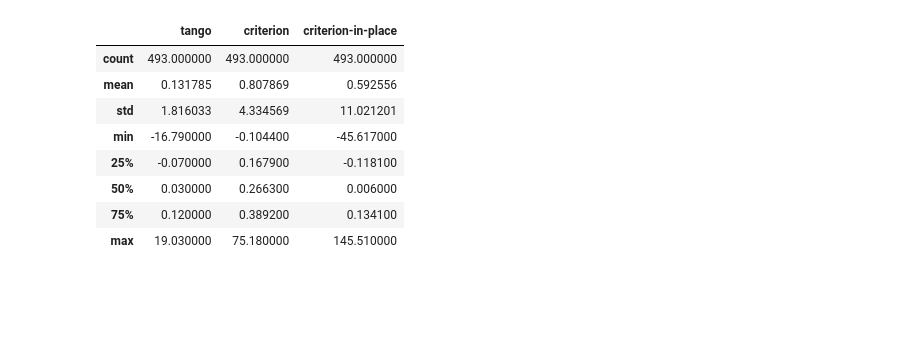
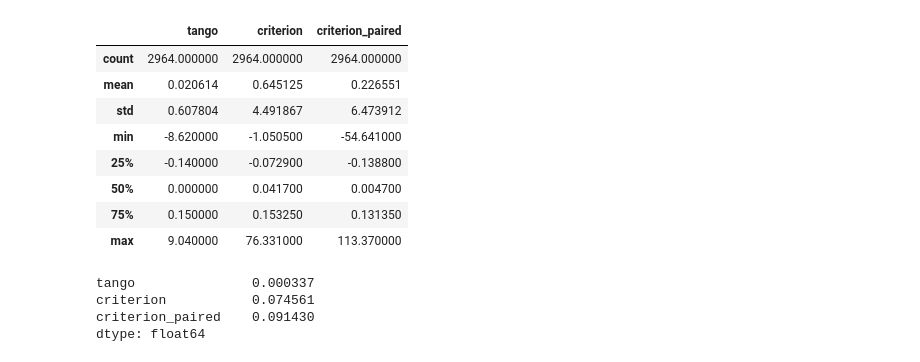
Before and after one commit to bazhenov/tango, a Jupyter notebook: tango-compare/graph.ipynb, the cells around one changed output. Cells and saved outputs as stored; diff of their text form; code cells hidden in the pictures; blank space fills up the shorter version.

```diff
--- a/tango-compare/graph.ipynb
+++ b/tango-compare/graph.ipynb
@@ -7,41 +7,65 @@ import pandas as pd
 # %%
 def parse_criterion_mean_changes(file_name: str) -> [float]:
     result = []
-    digit_pattern = r'[-+](?:[0-9]+.[0-9]+)'
+    significant = []
+    digit_pattern = r'[-+]?(?:[0-9]+.[0-9]+)'
     with open(file_name) as f:
         for line in f:
             line = line.replace("−", "-") # replacing strange Criterion minus sign, which is not actually minus
-            matches = re.findall(f'change: \\[{digit_pattern}% ({digit_pattern})% {digit_pattern}%\\]', line)
+            matches = re.findall(f'change: \\[{digit_pattern}% ({digit_pattern})% {digit_pattern}%\\] \\(p = ({digit_pattern}) [<=>] 0.05\\)', line)
             if matches:
-                result.append(float(matches[0]))
-    return result
+                diff = float(matches[0][0])
+                p_value = float(matches[0][1])
+                result.append(diff)
+                # the same criteria is used in Tango
+                significant.append(p_value < 0.05 and abs(diff) >= 0.005)
+    return result, significant
 
 def parse_tango_changes(file_name: str) -> [float]:
     result = []
+    significant = []
     with open(file_name) as f:
         for line in f:
-            matches = re.findall(r"([-+][0-9]+.[0-9]+)%\*?$", line)
+            matches = re.findall(r"([-+][0-9]+.[0-9]+)%(\*?)$", line)[0]
             result.append(float(matches[0]))
-    return result
+            significant.append(matches[1] == "*")
+    return result, significant
 # %%
-experiment_path = "exp2"
+experiment_path = "exp3"
+
+tango, tango_significant = parse_tango_changes(f"{experiment_path}/tango.txt")
+criterion, criterion_significant = parse_criterion_mean_changes(f"{experiment_path}/criterion.txt")
+criterion_paired, criterion_paired_significant = parse_criterion_mean_changes(f"{experiment_path}/criterion-in-place.txt")
+
 data = pd.DataFrame({
-    'tango': parse_tango_changes(f"{experiment_path}/tango.txt"),
-    'criterion': parse_criterion_mean_changes(f"{experiment_path}/criterion.txt"),
-    'criterion-in-place': parse_criterion_mean_changes(f"{experiment_path}/criterion-in-place.txt"),
+    'tango': tango,
+    'criterion': criterion,
+    'criterion_paired': criterion_paired,
 })
 
-data.describe()
+significant = pd.DataFrame({
+    'tango': tango_significant,
+    'criterion': criterion_significant,
+    'criterion_paired': criterion_paired_significant,
+})
+
+display(data.describe())
+
+significant.mean()
 # %% [output]
-|  | tango | criterion | criterion-in-place |
-| count | 493.000000 | 493.000000 | 493.000000 |
-| mean | 0.131785 | 0.807869 | 0.592556 |
-| std | 1.816033 | 4.334569 | 11.021201 |
-| min | -16.790000 | -0.104400 | -45.617000 |
-| 25% | -0.070000 | 0.167900 | -0.118100 |
-| 50% | 0.030000 | 0.266300 | 0.006000 |
-| 75% | 0.120000 | 0.389200 | 0.134100 |
-| max | 19.030000 | 75.180000 | 145.510000 |
+|  | tango | criterion | criterion_paired |
+| count | 2964.000000 | 2964.000000 | 2964.000000 |
+| mean | 0.020614 | 0.645125 | 0.226551 |
+| std | 0.607804 | 4.491867 | 6.473912 |
+| min | -8.620000 | -1.050500 | -54.641000 |
+| 25% | -0.140000 | -0.072900 | -0.138800 |
+| 50% | 0.000000 | 0.041700 | 0.004700 |
+| 75% | 0.150000 | 0.153250 | 0.131350 |
+| max | 9.040000 | 76.331000 | 113.370000 |
+tango               0.000337
+criterion           0.074561
+criterion_paired    0.091430
+dtype: float64
 # %%
 fig, ax = plt.subplots(figsize=(8, 5))
 
```
Also changed, not shown: parts of 3 cells of this notebook, 4 other files.
